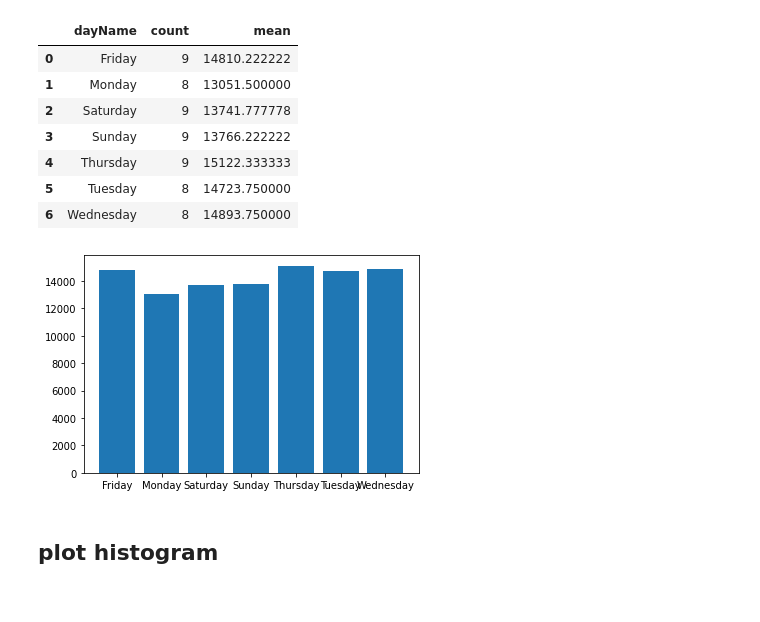
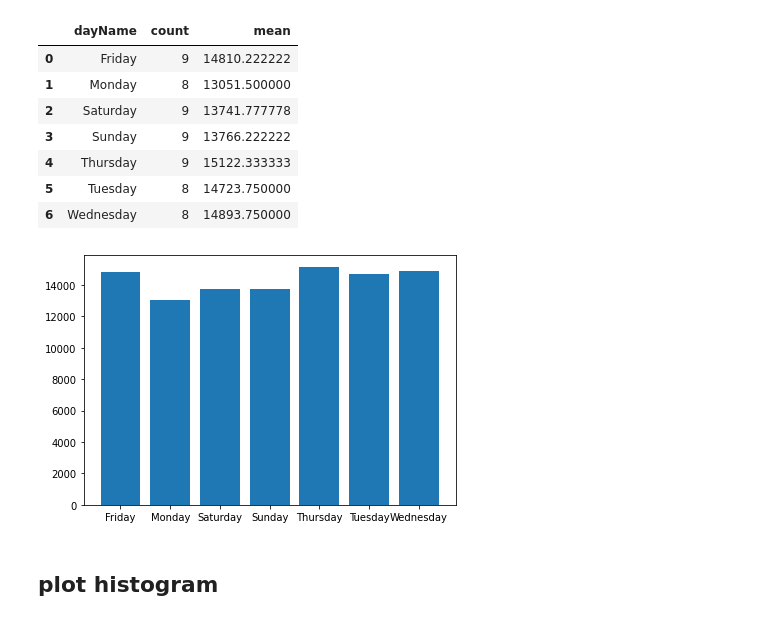
Before and after one commit to ccozens/fitbit_analysis, a Jupyter notebook: step_analysis.ipynb, the cells around one changed output. Cells and saved outputs as stored; diff of their text form; code cells hidden in the pictures.

```diff
--- a/step_analysis.ipynb
+++ b/step_analysis.ipynb
@@ -158,9 +160,9 @@ allStepGroupByDay
 | 6 | Wednesday | 8 | 14893.750000 |
 # %%
 plt.bar(allStepGroupByDay['dayName'], allStepGroupByDay['mean'])
-plt.show()
+plt.tight_layout()
 # %% [output]
-[figure, old version]
+[figure, new version]
 # %% [markdown]
 ## plot histogram
 # %%
```
Also changed, not shown: parts of 3 cells of this notebook, 3 other files.
